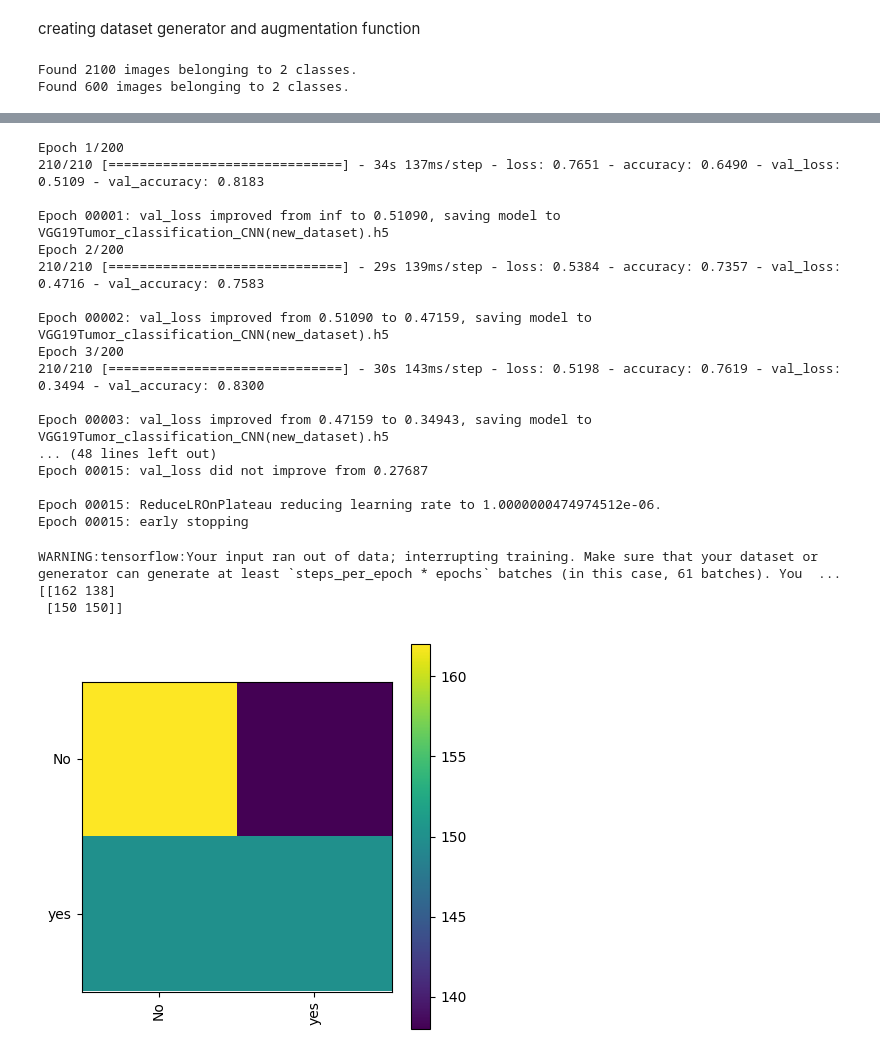
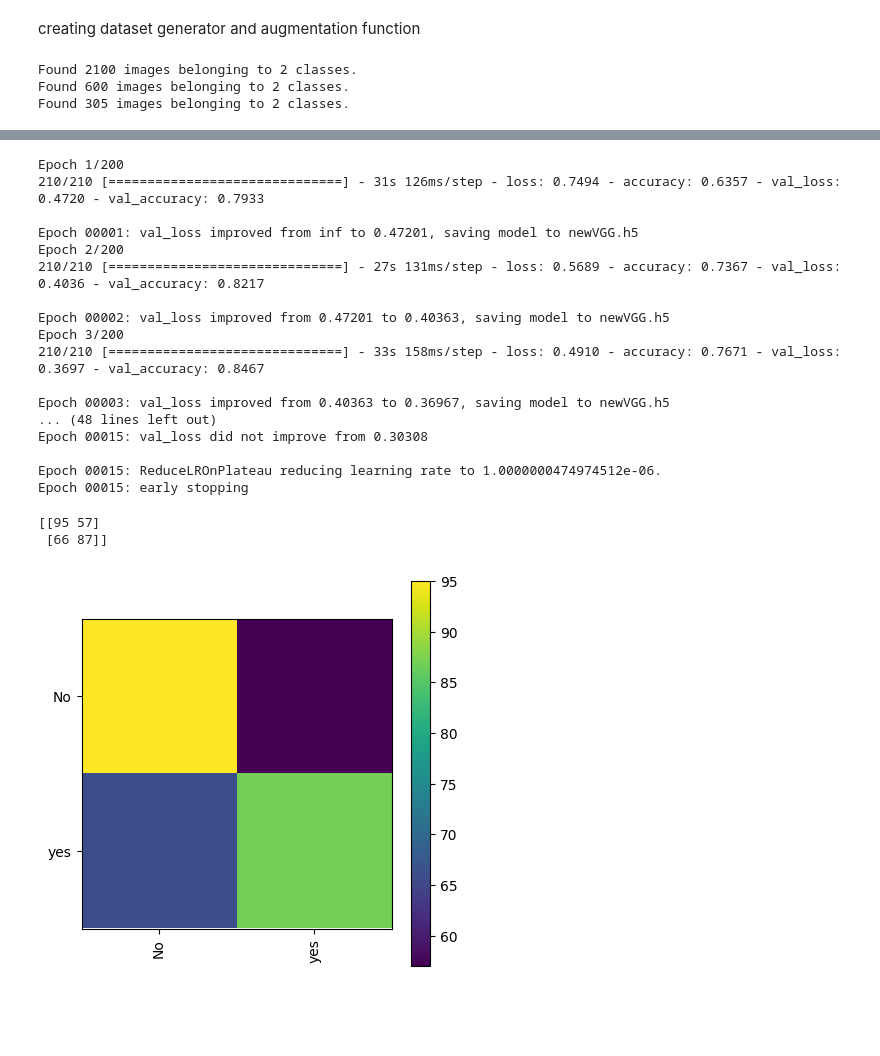
Before and after one commit to kashyap2058/AI, a Jupyter notebook: VGG_tumor_detection/VGG19_tumor_detection.ipynb, the cells around one changed output, grey strips where cells are left out. Drawn from its saved outputs; the diff is of its cells as text; code cells hidden in the pictures; blank space fills up the shorter version.

```diff
--- a/VGG_tumor_detection/VGG19_tumor_detection.ipynb
+++ b/VGG_tumor_detection/VGG19_tumor_detection.ipynb
@@ -26,6 +26,7 @@ Splitting data into test, train and validation datasets
 # %%
 train_data_dir="./tumor_dataset/data/train"
 validation_data_dir="./tumor_dataset/data/val"
+test_data_dir="./tumor_dataset/data/test"
 # %% [markdown]
 creating dataset generator and augmentation function
 # %%
@@ -58,9 +61,17 @@ validation_generator = validation_datagen.flow_from_directory(
         batch_size = batch_size,
         class_mode = 'categorical',
         shuffle = True)
+
+test_generator = validation_datagen.flow_from_directory(
+        test_data_dir,
+        target_size = (img_width, img_height),
+        batch_size = batch_size,
+        class_mode = 'categorical',
+        shuffle = True)
 # %% [output]
 Found 2100 images belonging to 2 classes.
 Found 600 images belonging to 2 classes.
+Found 305 images belonging to 2 classes.
 # %%
 from tensorflow.keras.applications import VGG19
 
@@ -104,6 +115,7 @@ def addTopinception(bottom_model, num_classes):
     """creates the top or head of the model that will be
     placed ontop of the bottom layers"""
     top_model = bottom_model.output
+    topmodel= BatchNormalization()(top_model)
     top_model = GlobalMaxPool2D()(top_model)
     top_model = Dense(1024,activation='relu')(top_model)
     top_model = Dense(1024,activation='relu')(top_model)
@@ -145,7 +157,7 @@ from tensorflow.keras.optimizers import RMSprop, SGD, Adam
 from tensorflow.keras.callbacks import ModelCheckpoint, EarlyStopping, ReduceLROnPlateau
 
 
-checkpoint = ModelCheckpoint("VGG19Tumor_classification_CNN(new_dataset).h5",
+checkpoint = ModelCheckpoint("newVGG.h5",
                              monitor="val_loss",
                              mode="min",
                              save_best_only = True,
@@ -180,56 +192,56 @@ train = model.fit_generator(
     validation_steps = 600 // batch_size)
 # %% [output]
 Epoch 1/200
-210/210 [==============================] - 34s 137ms/step - loss: 0.7651 - accuracy: 0.6490 - val_loss: 0.5109 - val_accuracy: 0.8183
+210/210 [==============================] - 31s 126ms/step - loss: 0.7494 - accuracy: 0.6357 - val_loss: 0.4720 - val_accuracy: 0.7933
 
-Epoch 00001: val_loss improved from inf to 0.51090, saving model to VGG19Tumor_classification_CNN(new_dataset).h5
+Epoch 00001: val_loss improved from inf to 0.47201, saving model to newVGG.h5
 Epoch 2/200
-210/210 [==============================] - 29s 139ms/step - loss: 0.5384 - accuracy: 0.7357 - val_loss: 0.4716 - val_accuracy: 0.7583
+210/210 [==============================] - 27s 131ms/step - loss: 0.5689 - accuracy: 0.7367 - val_loss: 0.4036 - val_accuracy: 0.8217
 
-Epoch 00002: val_loss improved from 0.51090 to 0.47159, saving model to VGG19Tumor_classification_CNN(new_dataset).h5
+Epoch 00002: val_loss improved from 0.47201 to 0.40363, saving model to newVGG.h5
 Epoch 3/200
-210/210 [==============================] - 30s 143ms/step - loss: 0.5198 - accuracy: 0.7619 - val_loss: 0.3494 - val_accuracy: 0.8300
+210/210 [==============================] - 33s 158ms/step - loss: 0.4910 - accuracy: 0.7671 - val_loss: 0.3697 - val_accuracy: 0.8467
 
-Epoch 00003: val_loss improved from 0.47159 to 0.34943, saving model to VGG19Tumor_classification_CNN(new_dataset).h5
+Epoch 00003: val_loss improved from 0.40363 to 0.36967, saving model to newVGG.h5
 ... (48 lines left out)
-Epoch 00015: val_loss did not improve from 0.27687
+Epoch 00015: val_loss did not improve from 0.30308
 
 Epoch 00015: ReduceLROnPlateau reducing learning rate to 1.0000000474974512e-06.
 Epoch 00015: early stopping
 # %%
 import sklearn
 from sklearn.metrics import classification_report, confusion_matrix
 from keras.models import load_model
 
 img_row, img_height, img_depth = 150,150,3
 
 
 class_labels = validation_generator.class_indices
 class_labels = {v: k for k, v in class_labels.items()}
 classes = list(class_labels.values())
 
 nb_train_samples = 2100
 nb_validation_samples = 600
+nb_test_samples=305
 
 #Confution Matrix and Classification Report
-Y_pred = model.predict_generator(validation_generator, nb_validation_samples // batch_size+1)
+Y_pred = model.predict_generator(test_generator, nb_test_samples // batch_size+1)
 y_pred = np.argmax(Y_pred, axis=1)
 
 target_names = list(class_labels.values())
 
 plt.figure(figsize=(5,5))
-cnf_matrix = confusion_matrix(validation_generator.classes, y_pred)
+cnf_matrix = confusion_matrix(test_generator.classes, y_pred)
 print(cnf_matrix)
 plt.imshow(cnf_matrix, interpolation='nearest')
 plt.colorbar()
 tick_marks = np.arange(len(classes))
 _ = plt.xticks(tick_marks, classes, rotation=90)
 _ = plt.yticks(tick_marks, classes)
 # %% [output]
-WARNING:tensorflow:Your input ran out of data; interrupting training. Make sure that your dataset or generator can generate at least `steps_per_epoch * epochs` batches (in this case, 61 batches). You  ...
-[[162 138]
- [150 150]]
+[[95 57]
+ [66 87]]
-[figure, old version]
+[figure, new version]
 # %%
 # Plotting our loss charts
 import matplotlib.pyplot as plt
```
Also changed, not shown: parts of 6 cells of this notebook.
